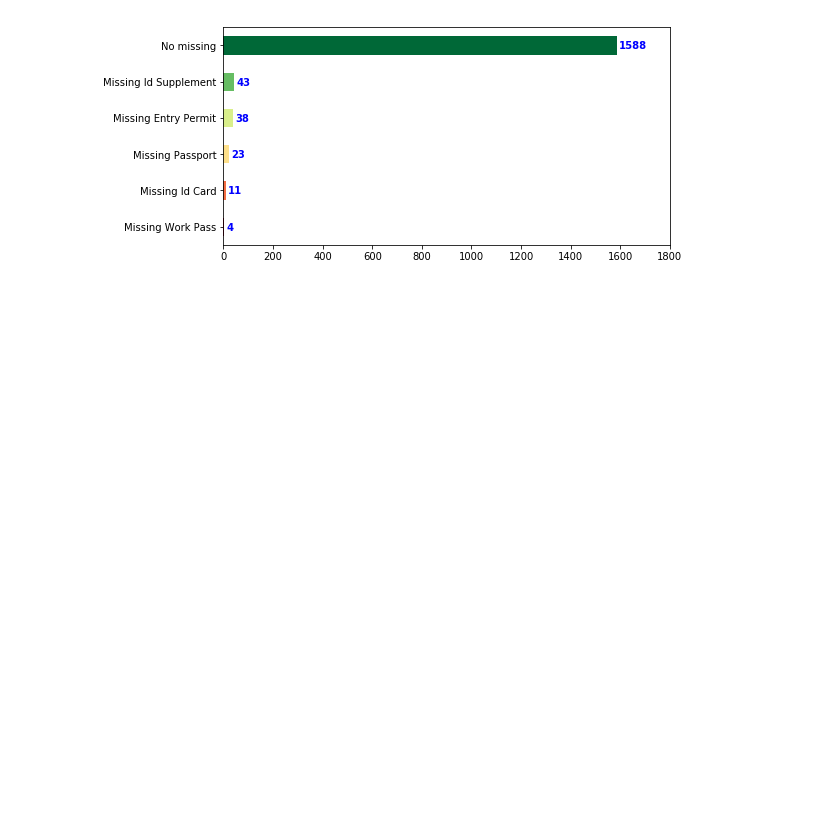
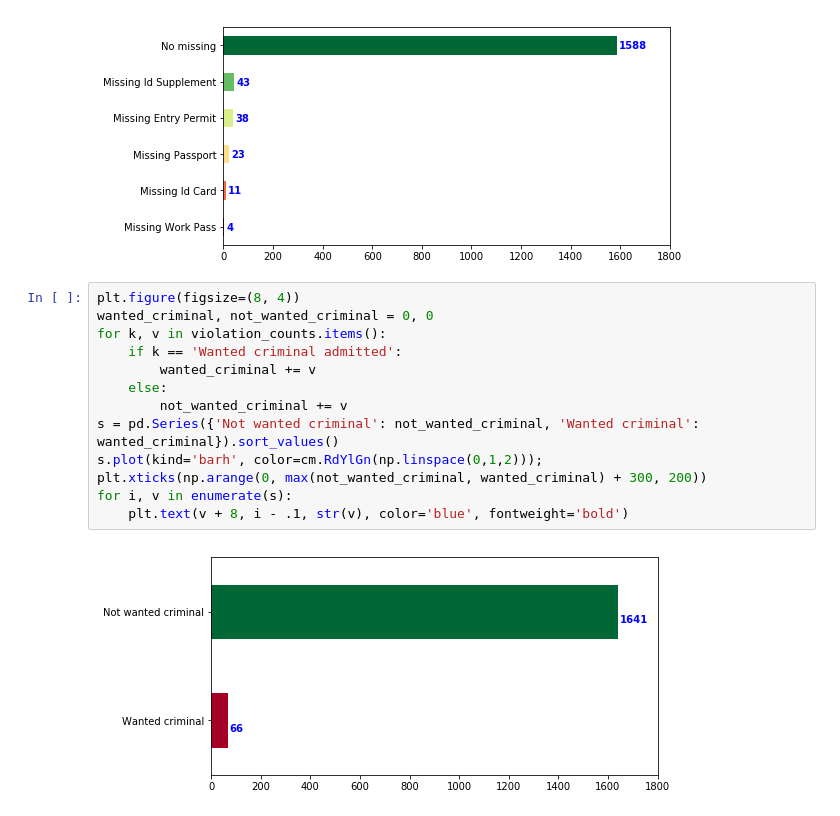
Before and after one commit to seppo0010/papersplease-bot, a Jupyter notebook: Research-results.ipynb, the cells around one changed output. Cells and saved outputs as stored; diff of their text form; blank space fills up the shorter version.

```diff
--- a/Research-results.ipynb
+++ b/Research-results.ipynb
@@ -249,3 +250,18 @@ for i, v in enumerate(s):
     plt.text(v + 8, i - .1, str(v), color='blue', fontweight='bold')
 # %% [output]
 [figure]
+# %%
+plt.figure(figsize=(8, 4))
+wanted_criminal, not_wanted_criminal = 0, 0
+for k, v in violation_counts.items():
+    if k == 'Wanted criminal admitted':
+        wanted_criminal += v
+    else:
+        not_wanted_criminal += v
+s = pd.Series({'Not wanted criminal': not_wanted_criminal, 'Wanted criminal': wanted_criminal}).sort_values()
+s.plot(kind='barh', color=cm.RdYlGn(np.linspace(0,1,2)));
+plt.xticks(np.arange(0, max(not_wanted_criminal, wanted_criminal) + 300, 200))
+for i, v in enumerate(s):
+    plt.text(v + 8, i - .1, str(v), color='blue', fontweight='bold')
+# %% [output]
+[figure, added]
```
Also changed, not shown: parts of 10 cells of this notebook.
